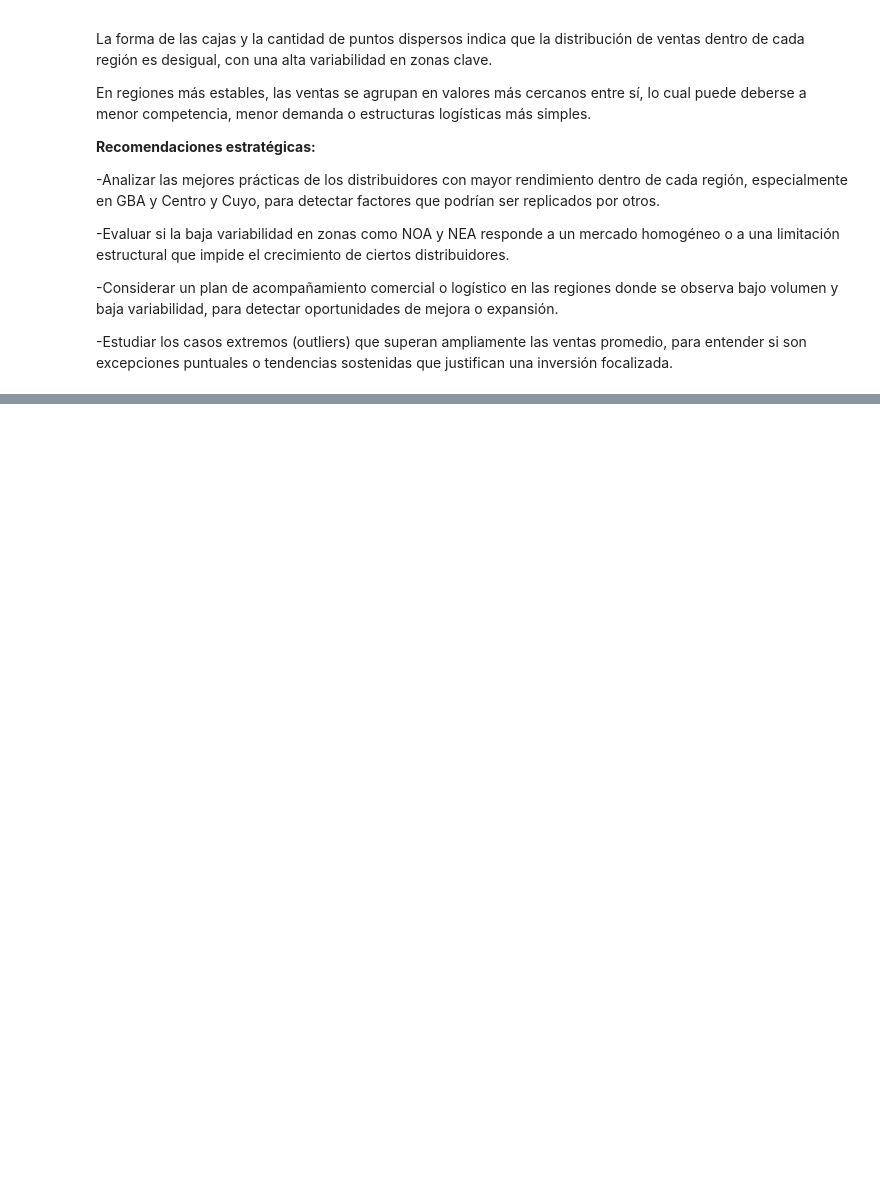
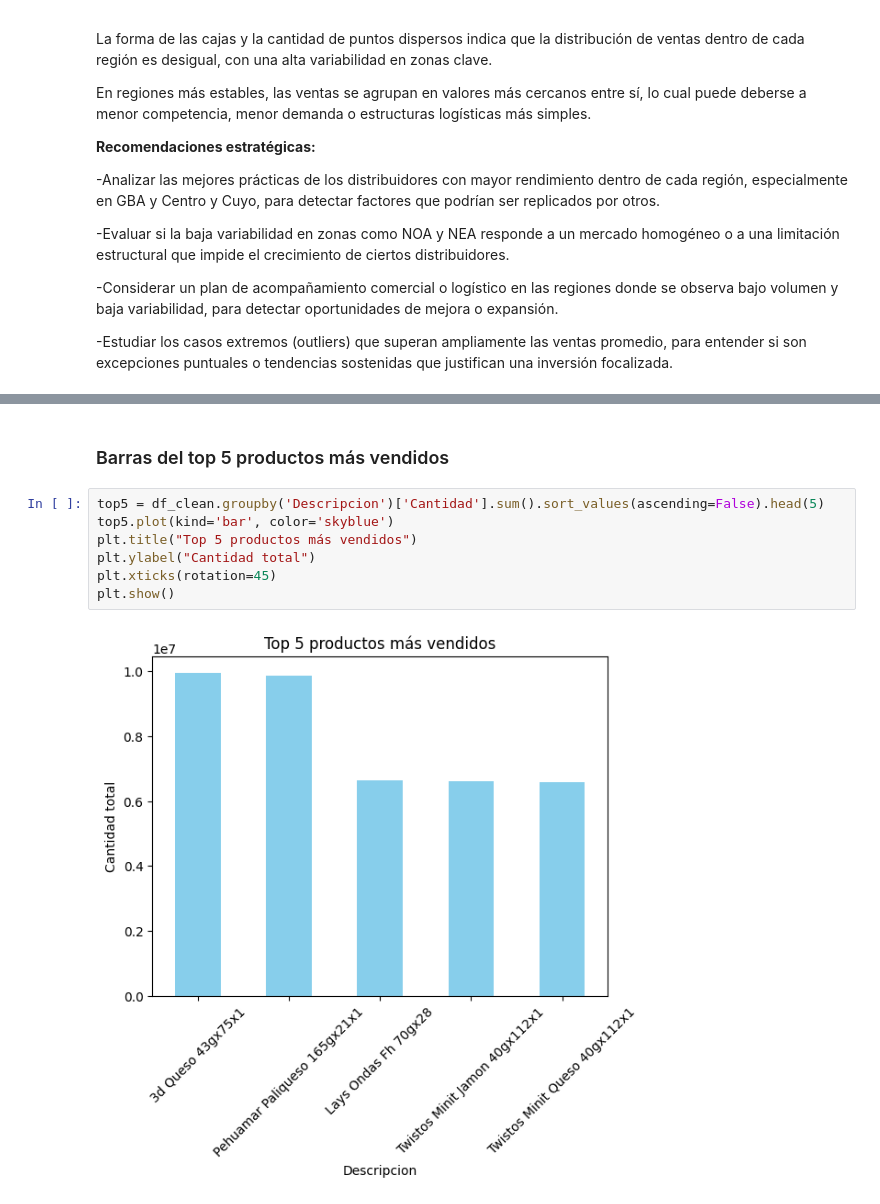
Before and after one commit to ISPC-CDIA/DataTeam---Proyecto-ABP-Analista-de-Datos-2025, a Jupyter notebook: JupiterNotebook/EVIDENCIA 3/Proyecto_Analisis_de_datos_Grupo_8_PepsiCo.ipynb, the cells around one changed output, grey strips where cells are left out. Saved outputs shown, nothing was run; the diff lists cells and outputs as text; blank space fills up the shorter version.

```diff
--- a/JupiterNotebook/EVIDENCIA 3/Proyecto_Analisis_de_datos_Grupo_8_PepsiCo.ipynb
+++ b/JupiterNotebook/EVIDENCIA 3/Proyecto_Analisis_de_datos_Grupo_8_PepsiCo.ipynb
@@ -886,0 +968,11 @@ En regiones más estables, las ventas se agrupan en valores más cercanos entre
+# %% [markdown]
+### Barras del top 5 productos más vendidos
+# %%
+top5 = df_clean.groupby('Descripcion')['Cantidad'].sum().sort_values(ascending=False).head(5)
+top5.plot(kind='bar', color='skyblue')
+plt.title("Top 5 productos más vendidos")
+plt.ylabel("Cantidad total")
+plt.xticks(rotation=45)
+plt.show()
+# %% [output]
+[figure, added]
```
Also changed, not shown: parts of 15 cells of this notebook.
